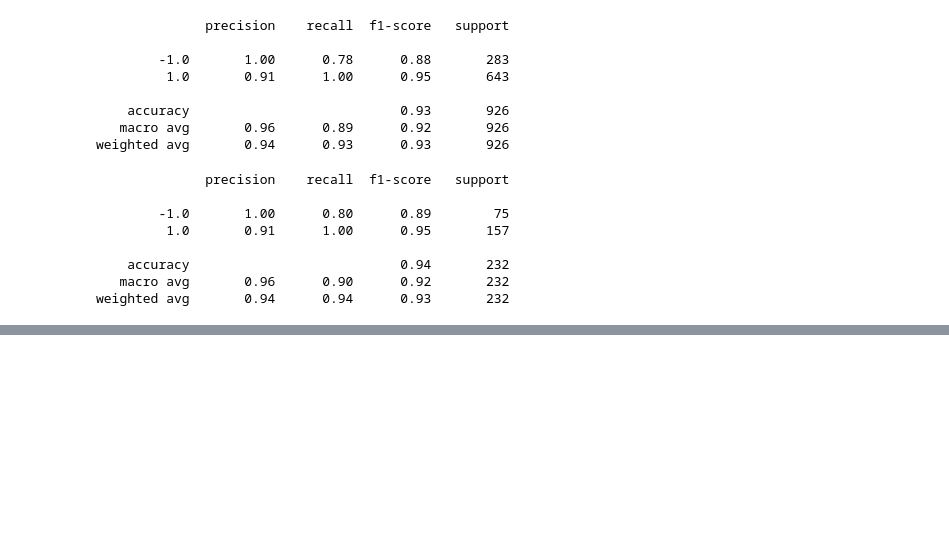
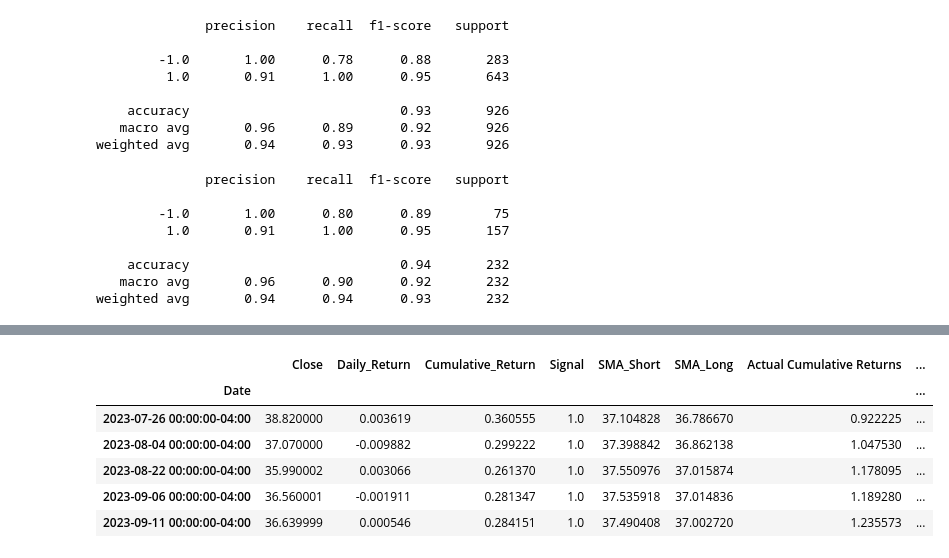
Before and after one commit to amirctech/Financial-Analysis-of-Real-Estate-Stocks, a Jupyter notebook: Real_Estate_XLRE.ipynb, the cells around one changed output, grey strips where cells are left out. Drawn from its saved outputs; the diff is of its cells as text; code cells hidden in the pictures; blank space fills up the shorter version.

Commit message:
adding Backtest

```diff
--- a/Real_Estate_XLRE.ipynb
+++ b/Real_Estate_XLRE.ipynb
@@ -354,0 +386,21 @@ cumulative_df.tail()
+# %%
+#Create the dataframe for the Actual Cumualtive Returns
+algo_backtest = pd.concat([df, cumulative_df], axis='columns', join='inner')
+
+#Drop the Algo Cumulative Returns Column
+algo_backtest.drop(columns='Algo Cumulative Returns', inplace=True)
+
+# Calculate the points in time at which a position should be taken, 1 or -1
+algo_backtest['Entry/Exit'] = algo_backtest['Signal'].diff()
+pd.set_option('display.max_rows', None)
+
+#Review the dataframe
+algo_backtest.tail()
+# %% [output]
+|  | Close | Daily_Return | Cumulative_Return | Signal | SMA_Short | SMA_Long | Actual Cumulative Returns | ... |
+| Date |  |  |  |  |  |  |  | ... |
+| 2023-07-26 00:00:00-04:00 | 38.820000 | 0.003619 | 0.360555 | 1.0 | 37.104828 | 36.786670 | 0.922225 | ... |
+| 2023-08-04 00:00:00-04:00 | 37.070000 | -0.009882 | 0.299222 | 1.0 | 37.398842 | 36.862138 | 1.047530 | ... |
+| 2023-08-22 00:00:00-04:00 | 35.990002 | 0.003066 | 0.261370 | 1.0 | 37.550976 | 37.015874 | 1.178095 | ... |
+| 2023-09-06 00:00:00-04:00 | 36.560001 | -0.001911 | 0.281347 | 1.0 | 37.535918 | 37.014836 | 1.189280 | ... |
+| 2023-09-11 00:00:00-04:00 | 36.639999 | 0.000546 | 0.284151 | 1.0 | 37.490408 | 37.002720 | 1.235573 | ... |
```
Also changed, not shown: parts of 36 cells of this notebook, 3 other files.
